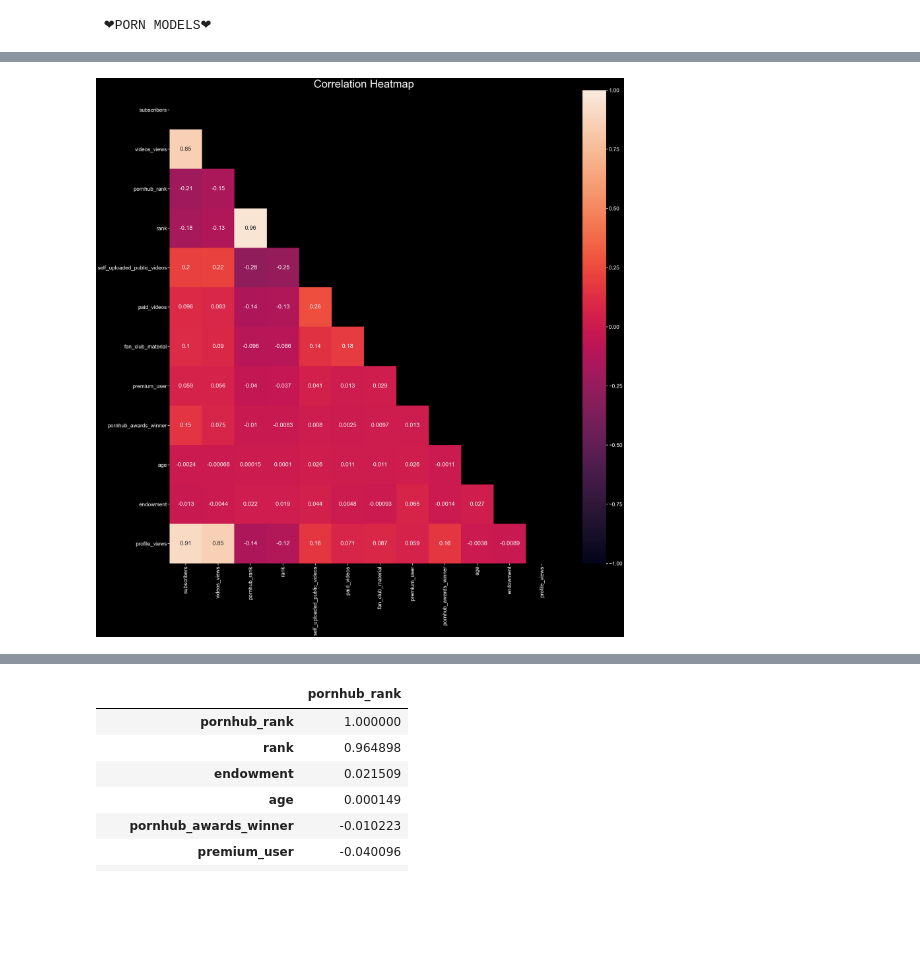
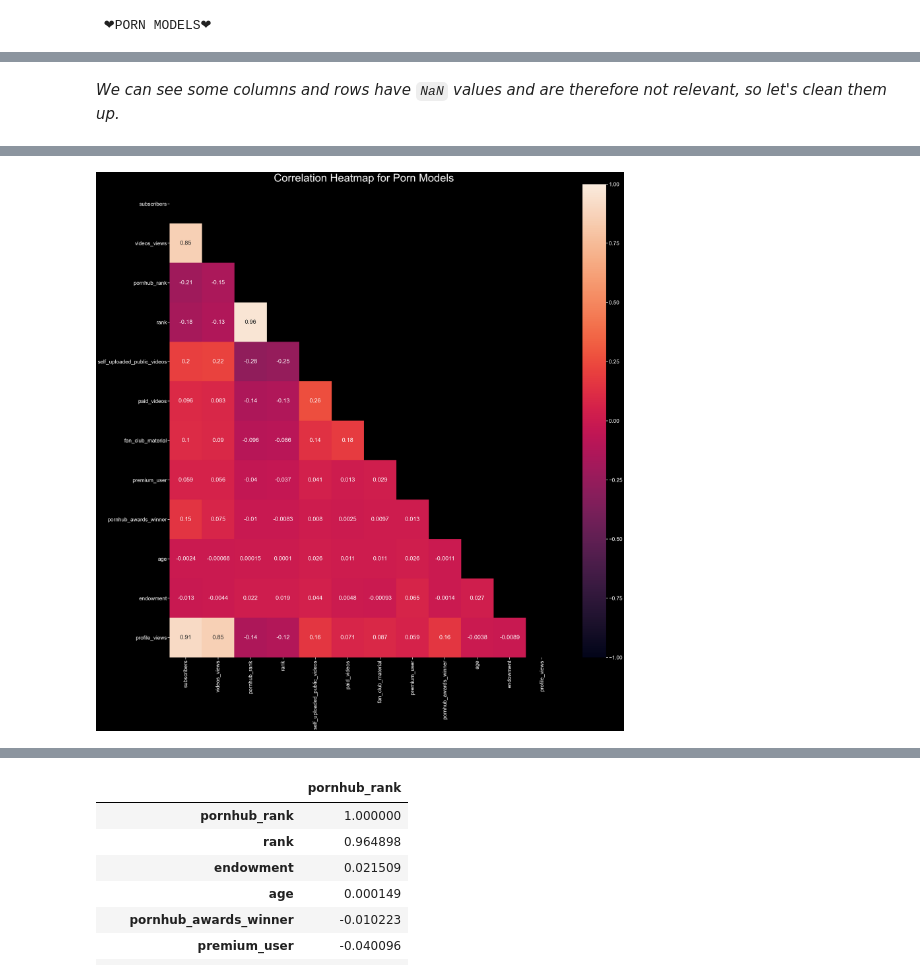
Before and after one commit to atkuzmanov/softuni-ai-datascience-2021-project-repo, a Jupyter notebook: softuni ai datascience 2021 project - atanas kuzmanov - atkuzmanov - 1.ipynb, the cells around one changed output, grey strips where cells are left out. Saved outputs shown, nothing was run; the diff lists cells and outputs as text; code cells hidden in the pictures; blank space fills up the shorter version.

```diff
--- a/softuni ai datascience 2021 project - atanas kuzmanov - atkuzmanov - 1.ipynb
+++ b/softuni ai datascience 2021 project - atanas kuzmanov - atkuzmanov - 1.ipynb
@@ -3287,6 +3311,8 @@ corr_models
 | endowment | -0.013130 | -0.004394 | 0.021509 | 0.018516 | 0.044159 | 0.004850 | ... |
 | pornstar_profile_views | NaN | NaN | NaN | NaN | NaN | NaN | ... |
 | profile_views | 0.908897 | 0.851807 | -0.144895 | -0.122206 | 0.159695 | 0.071114 | ... |
+# %% [markdown]
+_We can see some columns and rows have `NaN` values and are therefore not relevant, so let's clean them up._
 # %%
 corr_models.drop('verified_member', axis=1, inplace = True)
 corr_models.drop('verified_member', axis=0, inplace = True)
@@ -3315,10 +3341,10 @@ corr_models
 # %%
 # Generate a mask for the upper triangle
 mask = np.triu(np.ones_like(corr_models, dtype=bool))
 
 plt.figure(figsize=(40, 40))
 # heatmap = sns.heatmap(corr_stars, vmin=-1, vmax=1, annot=True)
 heatmap = sns.heatmap(corr_models, mask=mask, vmin=-1, vmax=1, annot=True)
-heatmap.set_title('Correlation Heatmap', fontdict={'fontsize':50}, pad=12);
+heatmap.set_title('Correlation Heatmap for Porn Models', fontdict={'fontsize':50}, pad=12);
 # %% [output]
-[figure, old version]
+[figure, new version]
```
Also changed, not shown: parts of 13 cells of this notebook.
